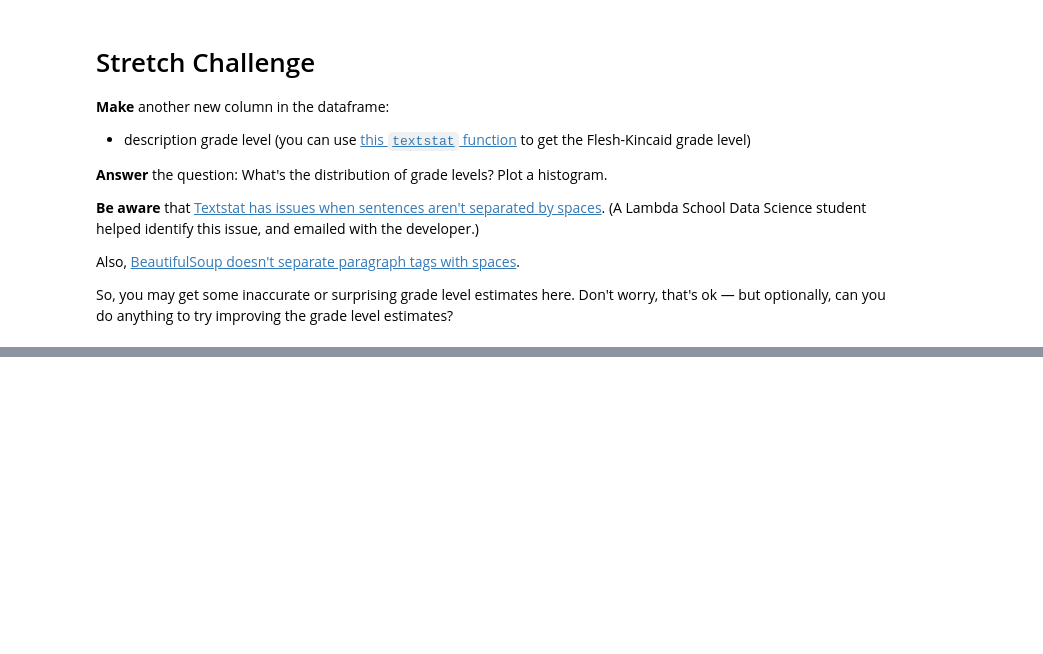
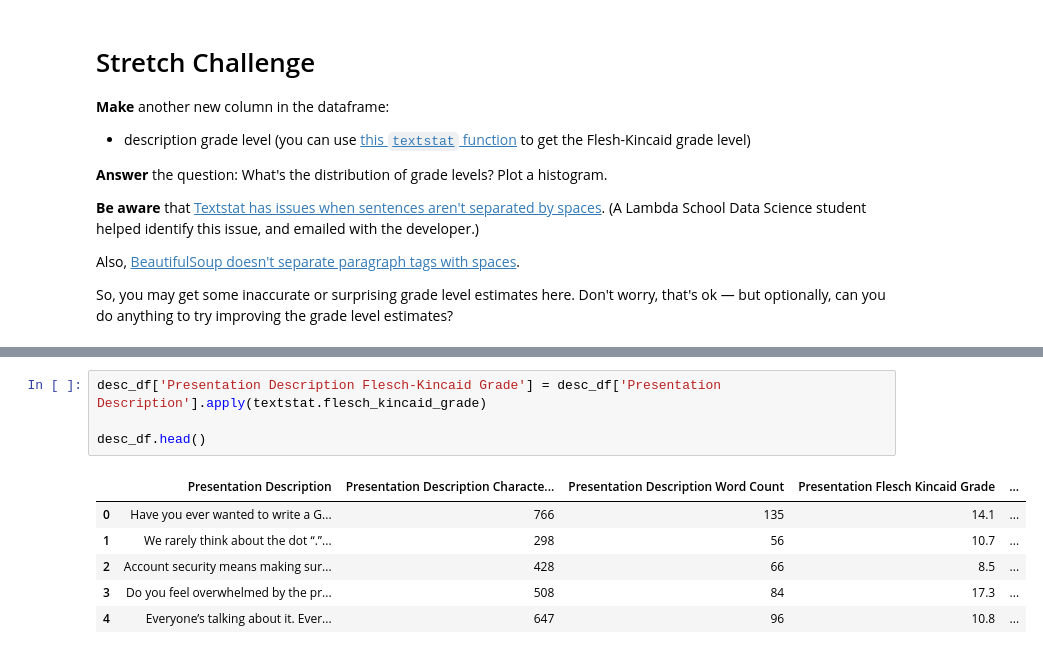
Before and after one commit to standroidbeta/DS-Unit-1-Sprint-2-Data-Wrangling, a Jupyter notebook: module1-scrape-and-process-data/LS_DS_121_Scrape_and_process_data.ipynb, the cells around one changed output, grey strips where cells are left out. Drawn from its saved outputs; the diff is of its cells as text; blank space fills up the shorter version.

```diff
--- a/module1-scrape-and-process-data/LS_DS_121_Scrape_and_process_data.ipynb
+++ b/module1-scrape-and-process-data/LS_DS_121_Scrape_and_process_data.ipynb
@@ -794,2 +796,13 @@ textstat.flesch_kincaid_grade('.presentaion-description')
 # %% [output]
 55.6
+# %%
+desc_df['Presentation Description Flesch-Kincaid Grade'] = desc_df['Presentation Description'].apply(textstat.flesch_kincaid_grade)
+
+desc_df.head()
+# %% [output]
+|  | Presentation Description | Presentation Description Characte... | Presentation Description Word Count | Presentation Flesch Kincaid Grade | ... |
+| 0 | Have you ever wanted to write a G... | 766 | 135 | 14.1 | ... |
+| 1 | We rarely think about the dot “.”... | 298 | 56 | 10.7 | ... |
+| 2 | Account security means making sur... | 428 | 66 | 8.5 | ... |
+| 3 | Do you feel overwhelmed by the pr... | 508 | 84 | 17.3 | ... |
+| 4 | Everyone’s talking about it. Ever... | 647 | 96 | 10.8 | ... |
```
Also changed, not shown: parts of 2 cells of this notebook.
